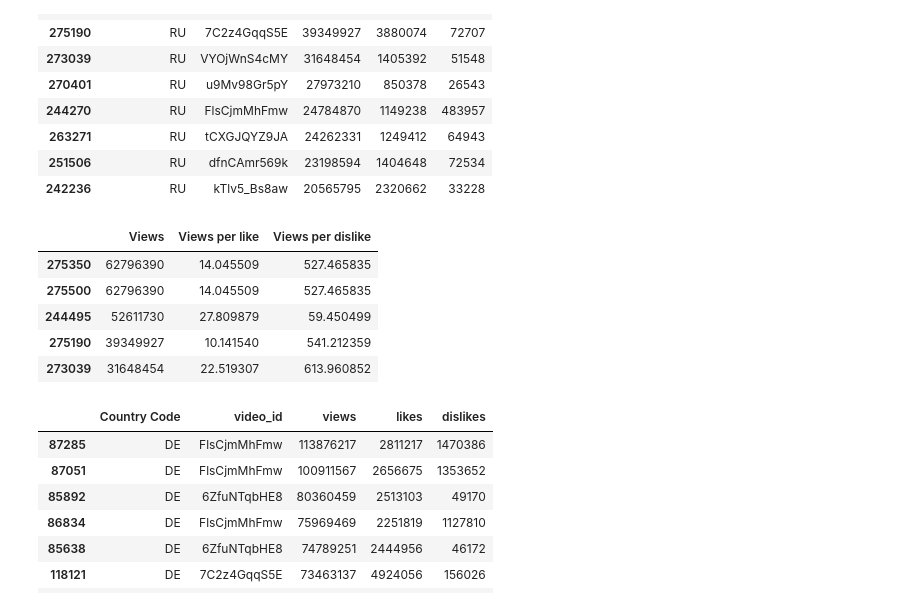
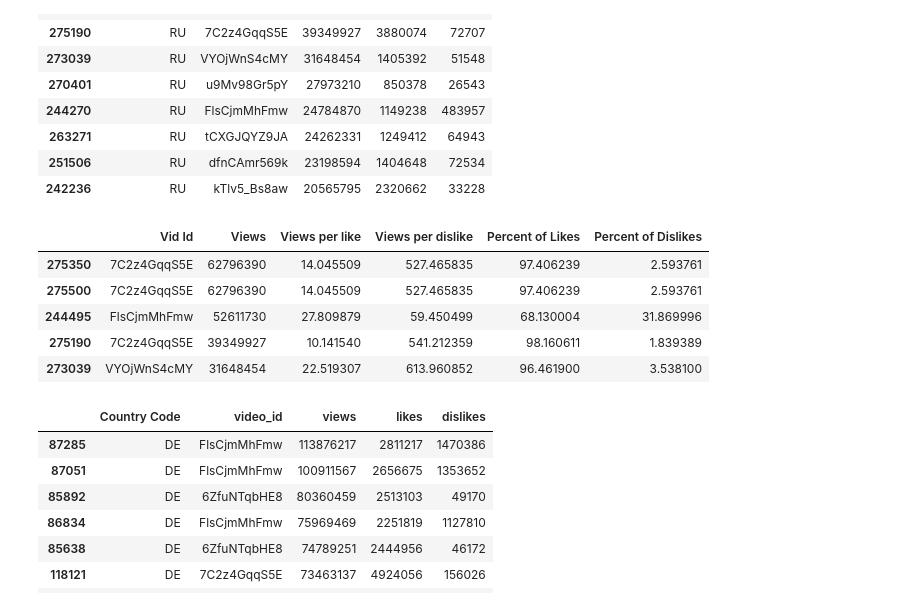
Before and after one commit to jherberg462/python-project, a Jupyter notebook: chis_analysis.ipynb, the cells around one changed output. Saved outputs shown, nothing was run; the diff lists cells and outputs as text; code cells hidden in the pictures.

```diff
--- a/chis_analysis.ipynb
+++ b/chis_analysis.ipynb
@@ -242,24 +248,26 @@ trending_ru.head(10)
 # %%
 likes = (trending_ru['views']/trending_ru['likes'])
 
 dislikes = (trending_ru['views']/trending_ru['dislikes'])
 view = trending_ru['views']
 
+vid_id = trending_ru["video_id"]
+total = (trending_ru['likes']+trending_ru['dislikes'])
+percent_likes = (trending_ru['likes'] /total) *100
+percent_dislikes = (trending_ru['dislikes'] /total) *100
 
-
-
-
-percentages = {"Views": view, "Views per like": likes, "Views per dislike": dislikes}
+percentages = {"Vid Id": vid_id, "Views": view, "Views per like": likes, "Views per dislike": dislikes, "Percent of Likes": percent_likes,
+               "Percent of Dislikes": percent_dislikes }
 
 percent_data = pd.DataFrame(percentages)
 percent_data.head()
 # %% [output]
-|  | Views | Views per like | Views per dislike |
-| 275350 | 62796390 | 14.045509 | 527.465835 |
-| 275500 | 62796390 | 14.045509 | 527.465835 |
-| 244495 | 52611730 | 27.809879 | 59.450499 |
-| 275190 | 39349927 | 10.141540 | 541.212359 |
-| 273039 | 31648454 | 22.519307 | 613.960852 |
+|  | Vid Id | Views | Views per like | Views per dislike | Percent of Likes | Percent of Dislikes |
+| 275350 | 7C2z4GqqS5E | 62796390 | 14.045509 | 527.465835 | 97.406239 | 2.593761 |
+| 275500 | 7C2z4GqqS5E | 62796390 | 14.045509 | 527.465835 | 97.406239 | 2.593761 |
+| 244495 | FlsCjmMhFmw | 52611730 | 27.809879 | 59.450499 | 68.130004 | 31.869996 |
+| 275190 | 7C2z4GqqS5E | 39349927 | 10.141540 | 541.212359 | 98.160611 | 1.839389 |
+| 273039 | VYOjWnS4cMY | 31648454 | 22.519307 | 613.960852 | 96.461900 | 3.538100 |
 # %%
 trending_de = data_de.sort_values("views", axis=0, ascending=False)
 trending_de.head(10)
```
Also changed, not shown: parts of 9 cells of this notebook.
